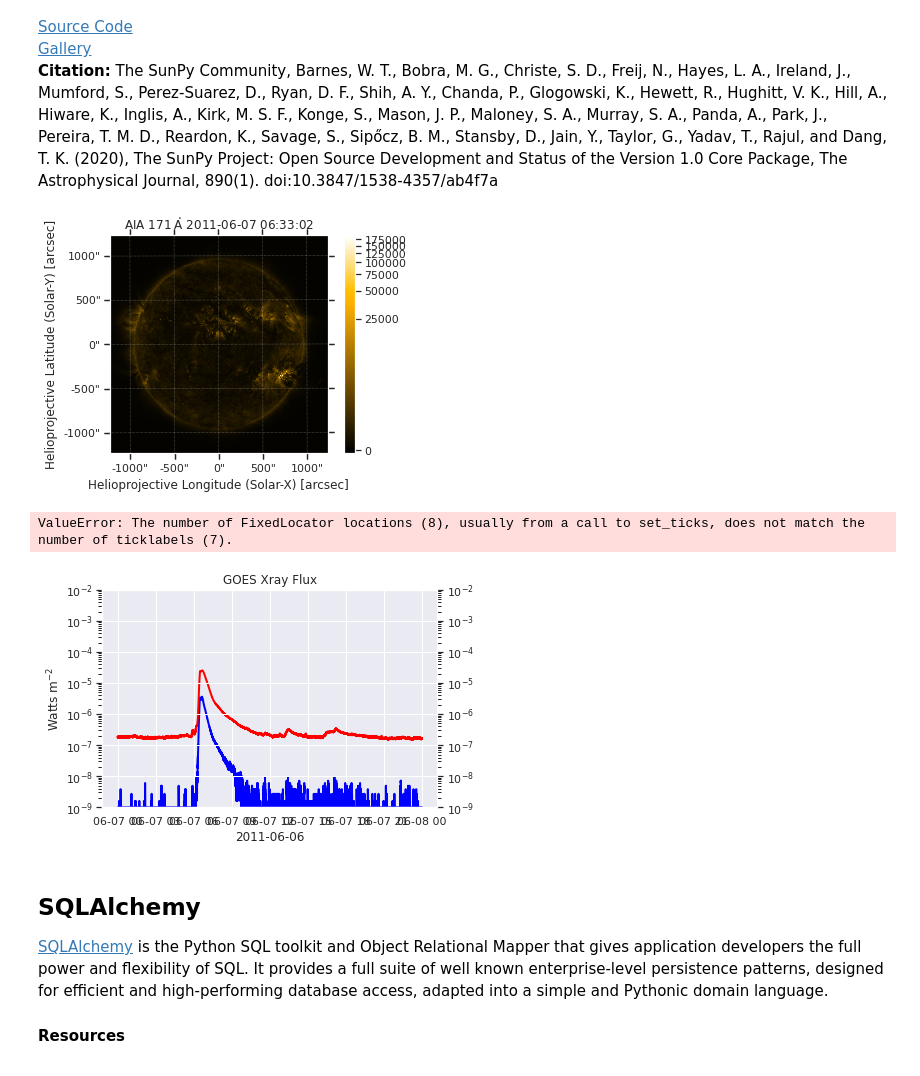
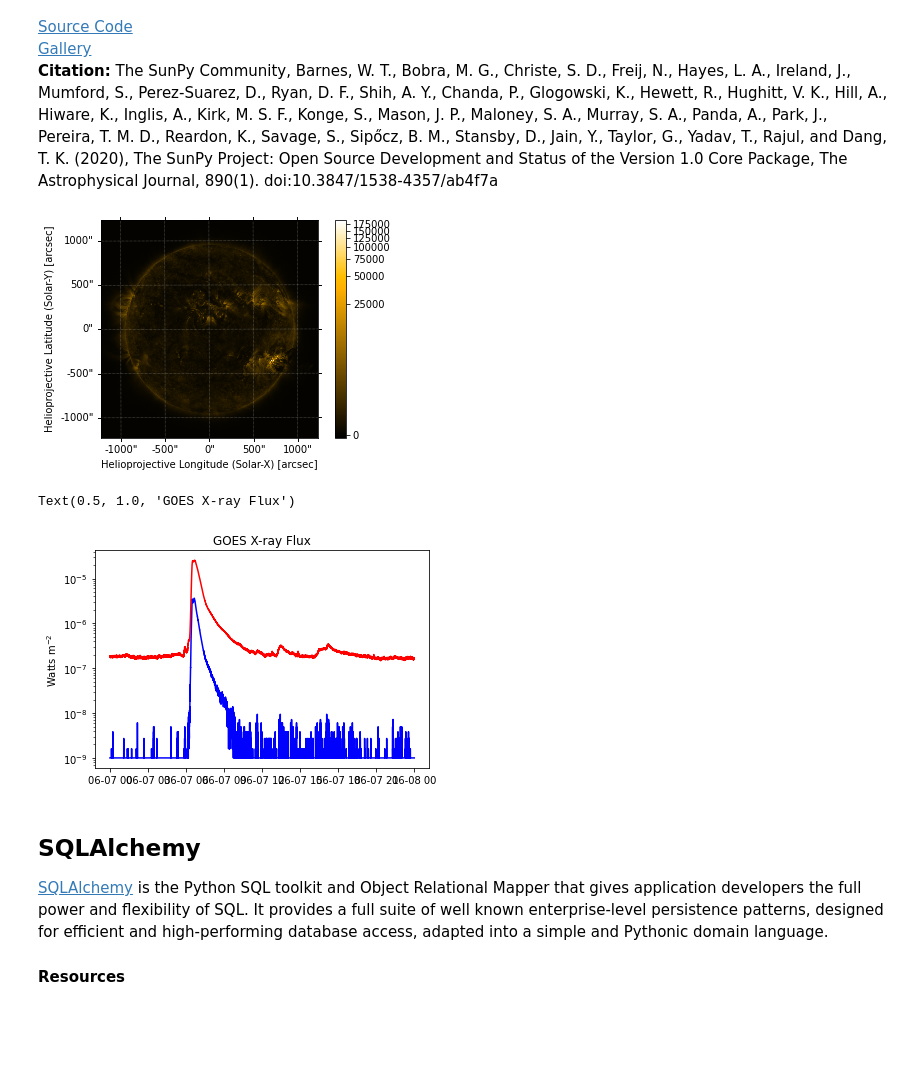
Before and after one commit to EarthCubeInGeo/resen-core, a Jupyter notebook: tutorials/GeospacePackagesInResen.ipynb, the cells around one changed output. Drawn from its saved outputs; the diff is of its cells as text; code cells hidden in the pictures; blank space fills up the shorter version.

```diff
--- a/tutorials/GeospacePackagesInResen.ipynb
+++ b/tutorials/GeospacePackagesInResen.ipynb
@@ -885,21 +885,30 @@ plt.plot(ticks.eDOY, data['Dst'])
 # %%
 import sunpy.data.sample
 import sunpy.map
 import numpy as np
 import sunpy.data.sample
 import sunpy.timeseries as ts
+import matplotlib.pyplot as plt
 
 # Look at a map
 aia = sunpy.map.Map(sunpy.data.sample.AIA_171_IMAGE)
 aia.peek()
 
-# and a time series
+# retrieve and plot a time series
 my_timeseries = ts.TimeSeries(sunpy.data.sample.GOES_XRS_TIMESERIES, source='XRS')
-my_timeseries.peek()
+
+xrsa = my_timeseries.to_dataframe()['xrsa']
+xrsb = my_timeseries.to_dataframe()['xrsb']
+
+plt.plot(xrsa, color='blue')
+plt.plot(xrsb, color='red')
+plt.ylabel(r'Watts m$^{-2}$')
+plt.yscale('log')
+plt.title('GOES X-ray Flux')
 # %% [output]
-[figure, old version]
+[figure, new version]
-ValueError: The number of FixedLocator locations (8), usually from a call to set_ticks, does not match the number of ticklabels (7).
+Text(0.5, 1.0, 'GOES X-ray Flux')
-[figure, old version]
+[figure, new version]
 # %% [markdown]
 <a id='sqlalchemy'></a>
 ## SQLAlchemy
```
